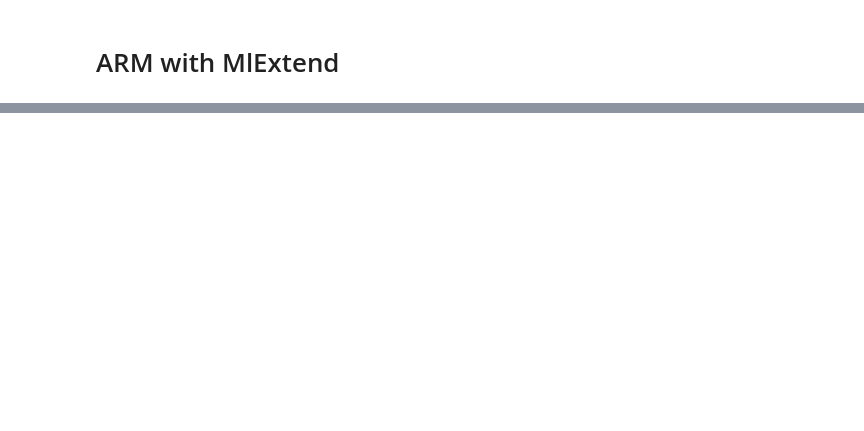
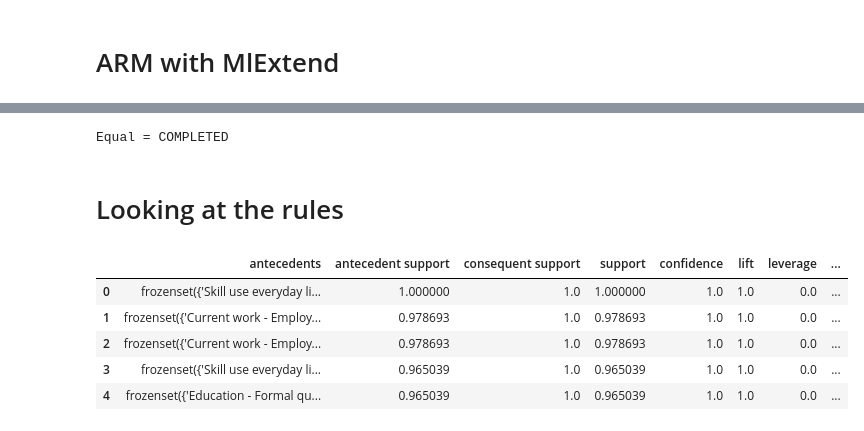
Before and after one commit to pokkyy/FYP-SkillAnalytics, a Jupyter notebook: PIAAC_RO2.ipynb, the cells around one changed output, grey strips where cells are left out. Saved outputs shown, nothing was run; the diff lists cells and outputs as text; code cells hidden in the pictures; blank space fills up the shorter version.

```diff
--- a/PIAAC_RO2.ipynb
+++ b/PIAAC_RO2.ipynb
@@ -211,3 +307,8 @@ Equal = COMPLETED
+# %%
+makeAssocRules('Equal', equal_onehot, support, threshold)
+print('Equal = COMPLETED')
+# %% [output]
+Equal = COMPLETED
 # %%
 # for i in range(supp_range, 10, 1):
 #     support = i / 10
@@ -234,3 +335,17 @@ Equal = COMPLETED
 
 #     makeAssocRules('Equal', equal_onehot, support, threshold)
 #     print('Support : ', support, ' [COMPLETED]')
+# %% [markdown]
+# Looking at the rules
+# %%
+over_cons = pd.read_csv('RQ2\Over\ARM_consequents_ONE_0.5_0.5.csv')
+over_cons = over_cons.sort_values(by='support', ascending=False).reset_index(drop=True)
+over_cons.drop(columns=['consequents', 'zhangs_metric'], inplace=True)
+over_cons.head()
+# %% [output]
+|  | antecedents | antecedent support | consequent support | support | confidence | lift | leverage | ... |
+| 0 | frozenset({'Skill use everyday li... | 1.000000 | 1.0 | 1.000000 | 1.0 | 1.0 | 0.0 | ... |
+| 1 | frozenset({'Current work - Employ... | 0.978693 | 1.0 | 0.978693 | 1.0 | 1.0 | 0.0 | ... |
+| 2 | frozenset({'Current work - Employ... | 0.978693 | 1.0 | 0.978693 | 1.0 | 1.0 | 0.0 | ... |
+| 3 | frozenset({'Skill use everyday li... | 0.965039 | 1.0 | 0.965039 | 1.0 | 1.0 | 0.0 | ... |
+| 4 | frozenset({'Education - Formal qu... | 0.965039 | 1.0 | 0.965039 | 1.0 | 1.0 | 0.0 | ... |
```
Also changed, not shown: parts of 14 cells of this notebook, 2 other files.
